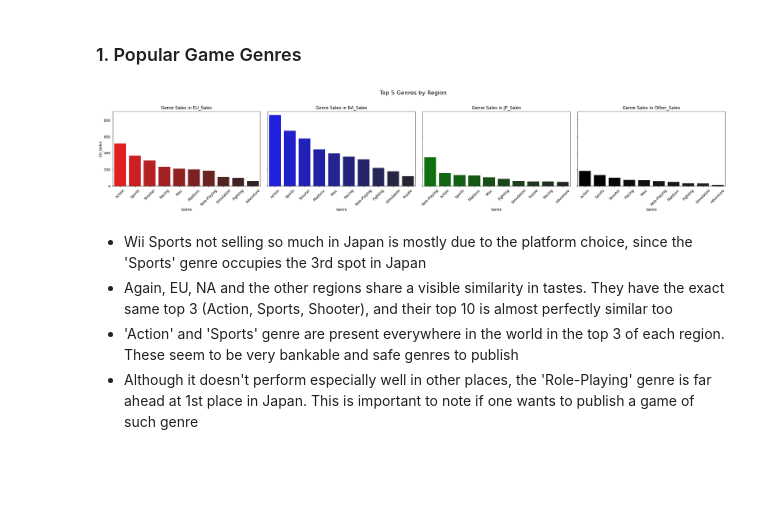
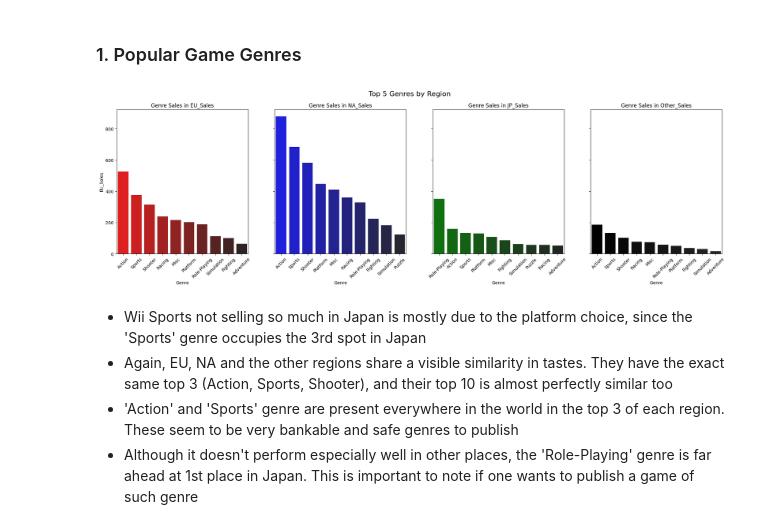
Before and after one commit to cyrilc7/Game-Sales, a Jupyter notebook: games-sales.ipynb, the cells around one changed output. Drawn from its saved outputs; the diff is of its cells as text; code cells hidden in the pictures; blank space fills up the shorter version.

Commit message:
update graph size

```diff
--- a/games-sales.ipynb
+++ b/games-sales.ipynb
@@ -415,35 +390,34 @@ plt.show()
 ### 1. Popular Game Genres
 # %%
 # create subplots for each region
-fig, axes = plt.subplots(1, 4, figsize=(25, 5), sharey=True)
+fig, axes = plt.subplots(1, 4, figsize=(25, 6), sharey=True)
 fig.suptitle('Top 5 Genres by Region', fontsize=16)
 
 # define color palettes
 region_palettes = {
     'EU_Sales': sns.dark_palette("red", 10, reverse=True),
     'NA_Sales': sns.dark_palette("blue", 10, reverse=True),
     'JP_Sales': sns.dark_palette("green", 10, reverse=True),
     'Other_Sales': sns.dark_palette("black", 10, reverse=True),
 }
 # iterate over each region
 for i, (region, palette) in enumerate(region_palettes.items()):
     # Filter data for the specific region
     region_data = sales_df[['Genre', region]]
 
     # Get the top 10 genres for the region
     top_genres = region_data.groupby('Genre').sum().nlargest(10, region).reset_index()
 
     # Plot genre sales for the region
     ax = axes[i]
     sns.barplot(ax=ax, x='Genre', y=region, hue='Genre', data=top_genres, palette=palette)
     ax.set_title(f'Genre Sales in {region}')
     ax.tick_params(axis='x', rotation=45)
 
 # Adjust layout
-plt.tight_layout(rect=[0, 0, 1, 0.96])
 plt.show()
 # %% [output]
-[figure, old version]
+[figure, new version]
 # %% [markdown]
 * Wii Sports not selling so much in Japan is mostly due to the platform choice, since the 'Sports' genre occupies the 3rd spot in Japan
 * Again, EU, NA and the other regions share a visible similarity in tastes. They have the exact same top 3 (Action, Sports, Shooter), and their top 10 is almost perfectly similar too
```
Also changed, not shown: parts of 15 cells of this notebook.
